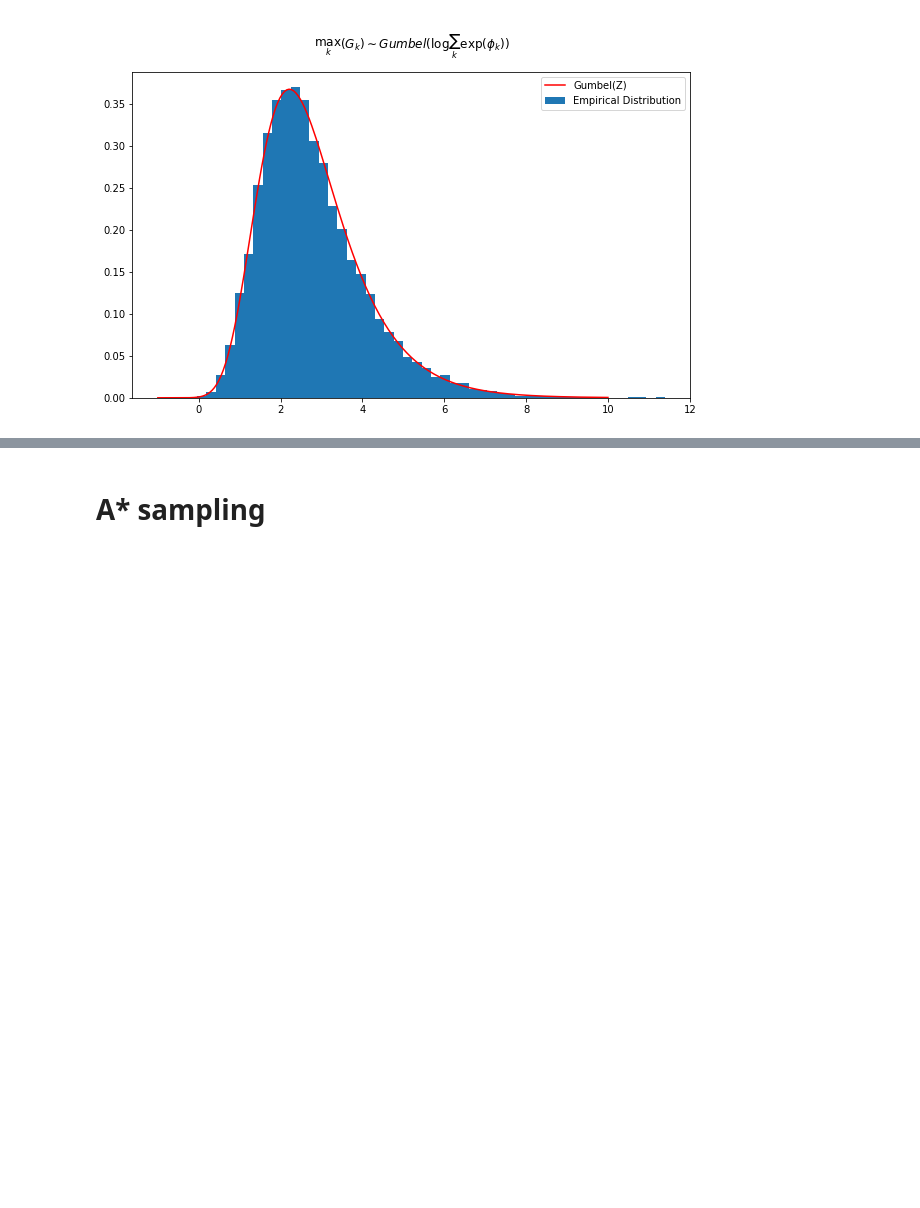
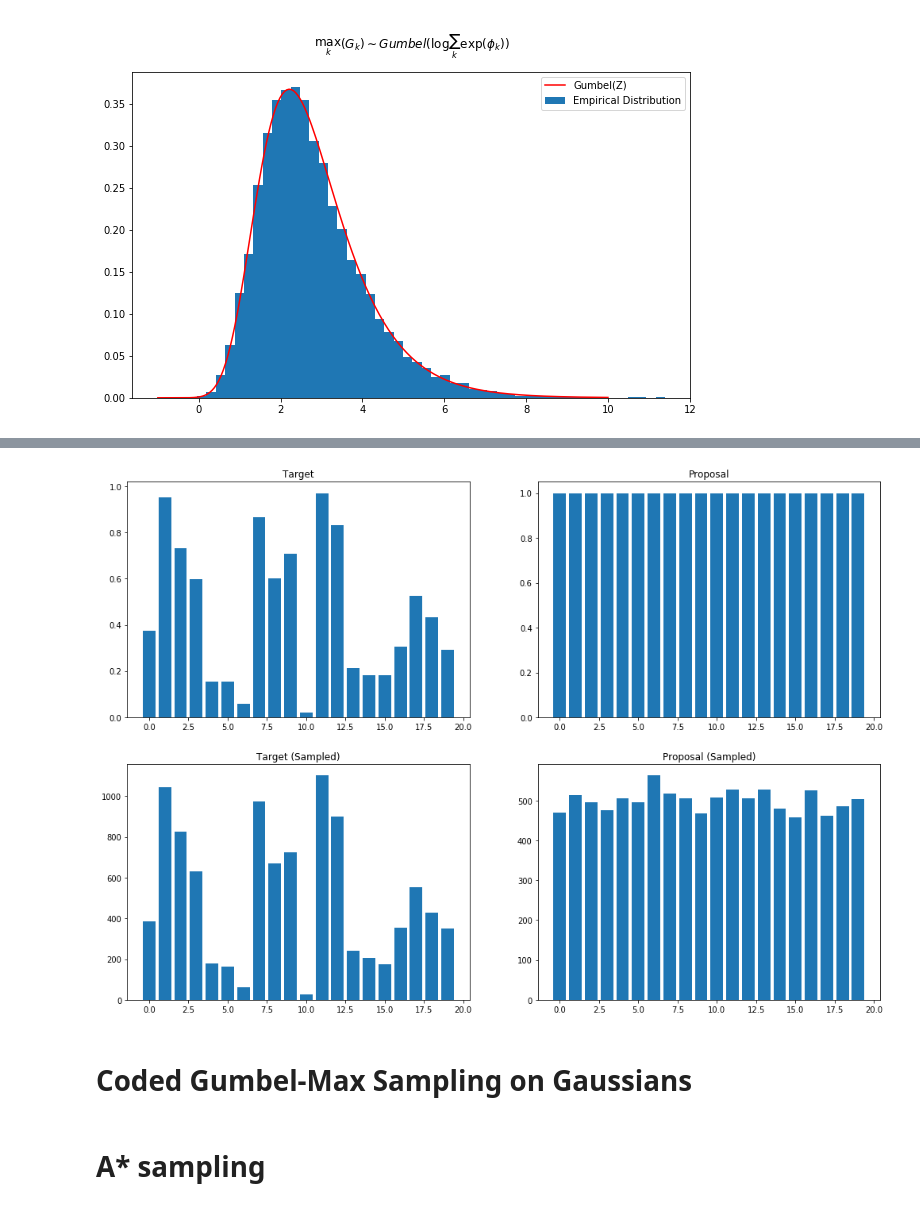
Before and after one commit to gergely-flamich/miracle-compression, a Jupyter notebook: code/compression/A-star-sampling.ipynb, the cells around one changed output, grey strips where cells are left out. Saved outputs shown, nothing was run; the diff lists cells and outputs as text; code cells hidden in the pictures; blank space fills up the shorter version.

```diff
--- a/code/compression/A-star-sampling.ipynb
+++ b/code/compression/A-star-sampling.ipynb
@@ -78,3 +160,26 @@ plt.show()
+# %%
+plt.figure(figsize=(17, 12))
+plt.subplot(221)
+plt.bar(np.arange(20), np.exp(log_target))
+plt.title("Target")
+
+plt.subplot(222)
+plt.bar(np.arange(20), np.exp(log_prop))
+plt.title("Proposal")
+
+plt.subplot(223)
+plt.bar(np.arange(20), post_samples)
+plt.title("Target (Sampled)")
+
+plt.subplot(224)
+plt.bar(np.arange(20), prop_samples)
+plt.title("Proposal (Sampled)")
+
+plt.show()
+# %% [output]
+[figure, added]
+# %% [markdown]
+# Coded Gumbel-Max Sampling on Gaussians
 # %% [markdown]
 # A* sampling
 # %%
```
Also changed, not shown: parts of 2 cells of this notebook, 1 other file.
